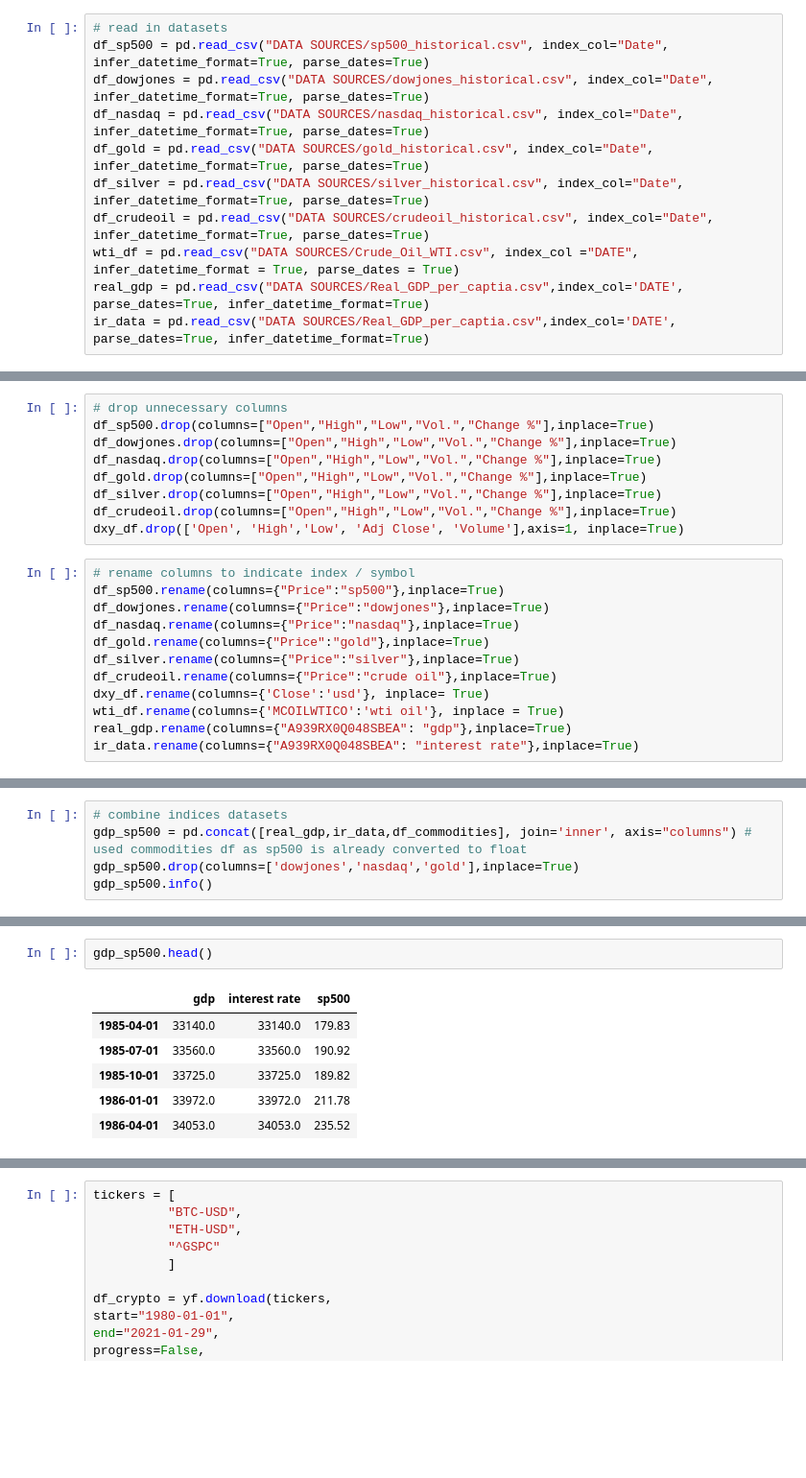
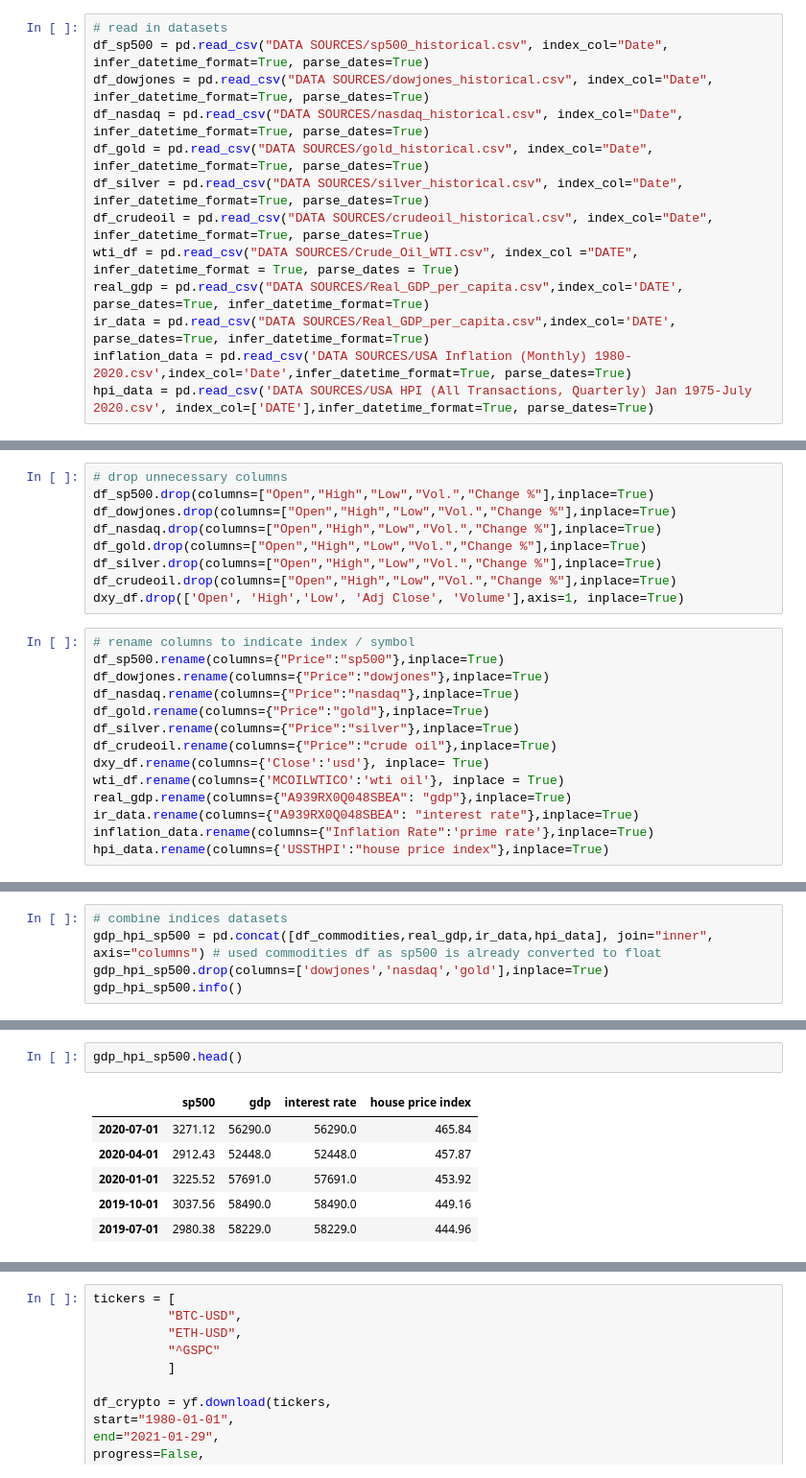
Before and after one commit to lfarlima/Monte-Carlo-Simulation, a Jupyter notebook: Project-01/Project1_master.ipynb, the cells around one changed output, grey strips where cells are left out. Shown at 96% size. Drawn from its saved outputs; the diff is of its cells as text; blank space fills up the shorter version.

```diff
--- a/Project-01/Project1_master.ipynb
+++ b/Project-01/Project1_master.ipynb
@@ -33,8 +28,10 @@ df_gold = pd.read_csv("DATA SOURCES/gold_historical.csv", index_col="Date", infe
 df_silver = pd.read_csv("DATA SOURCES/silver_historical.csv", index_col="Date", infer_datetime_format=True, parse_dates=True)
 df_crudeoil = pd.read_csv("DATA SOURCES/crudeoil_historical.csv", index_col="Date", infer_datetime_format=True, parse_dates=True)
 wti_df = pd.read_csv("DATA SOURCES/Crude_Oil_WTI.csv", index_col ="DATE", infer_datetime_format = True, parse_dates = True)
-real_gdp = pd.read_csv("DATA SOURCES/Real_GDP_per_captia.csv",index_col='DATE', parse_dates=True, infer_datetime_format=True)
-ir_data = pd.read_csv("DATA SOURCES/Real_GDP_per_captia.csv",index_col='DATE', parse_dates=True, infer_datetime_format=True)
+real_gdp = pd.read_csv("DATA SOURCES/Real_GDP_per_capita.csv",index_col='DATE', parse_dates=True, infer_datetime_format=True)
+ir_data = pd.read_csv("DATA SOURCES/Real_GDP_per_capita.csv",index_col='DATE', parse_dates=True, infer_datetime_format=True)
+inflation_data = pd.read_csv('DATA SOURCES/USA Inflation (Monthly) 1980-2020.csv',index_col='Date',infer_datetime_format=True, parse_dates=True)
+hpi_data = pd.read_csv('DATA SOURCES/USA HPI (All Transactions, Quarterly) Jan 1975-July 2020.csv', index_col=['DATE'],infer_datetime_format=True, parse_dates=True)
 # %%
 # set, pull and display data from YFinance
 dxy_df = yf.download('DX-Y.NYB',
@@ -79,3 +76,5 @@ dxy_df.rename(columns={'Close':'usd'}, inplace= True)
 wti_df.rename(columns={'MCOILWTICO':'wti oil'}, inplace = True)
 real_gdp.rename(columns={"A939RX0Q048SBEA": "gdp"},inplace=True)
 ir_data.rename(columns={"A939RX0Q048SBEA": "interest rate"},inplace=True)
+inflation_data.rename(columns={"Inflation Rate":'prime rate'},inplace=True)
+hpi_data.rename(columns={'USSTHPI':"house price index"},inplace=True)
@@ -138,7 +139,7 @@ memory usage: 13.5 KB
 # %%
 # combine indices datasets
-gdp_sp500 = pd.concat([real_gdp,ir_data,df_commodities], join='inner', axis="columns") # used commodities df as sp500 is already converted to float
-gdp_sp500.drop(columns=['dowjones','nasdaq','gold'],inplace=True)
-gdp_sp500.info()
+gdp_hpi_sp500 = pd.concat([df_commodities,real_gdp,ir_data,hpi_data], join="inner", axis="columns") # used commodities df as sp500 is already converted to float
+gdp_hpi_sp500.drop(columns=['dowjones','nasdaq','gold'],inplace=True)
+gdp_hpi_sp500.info()
 # %% [output]
 <class 'pandas.core.frame.DataFrame'>
@@ -164,12 +166,12 @@ oil_commodities_sp500.head()
 # %%
-gdp_sp500.head()
+gdp_hpi_sp500.head()
 # %% [output]
-|  | gdp | interest rate | sp500 |
-| 1985-04-01 | 33140.0 | 33140.0 | 179.83 |
-| 1985-07-01 | 33560.0 | 33560.0 | 190.92 |
-| 1985-10-01 | 33725.0 | 33725.0 | 189.82 |
-| 1986-01-01 | 33972.0 | 33972.0 | 211.78 |
-| 1986-04-01 | 34053.0 | 34053.0 | 235.52 |
+|  | sp500 | gdp | interest rate | house price index |
+| 2020-07-01 | 3271.12 | 56290.0 | 56290.0 | 465.84 |
+| 2020-04-01 | 2912.43 | 52448.0 | 52448.0 | 457.87 |
+| 2020-01-01 | 3225.52 | 57691.0 | 57691.0 | 453.92 |
+| 2019-10-01 | 3037.56 | 58490.0 | 58490.0 | 449.16 |
+| 2019-07-01 | 2980.38 | 58229.0 | 58229.0 | 444.96 |
 # %%
 # calculate monthly returns
 oil_commodities_return = oil_commodities_sp500.pct_change()
```
Also changed, not shown: parts of 30 cells of this notebook, 25 other files.
